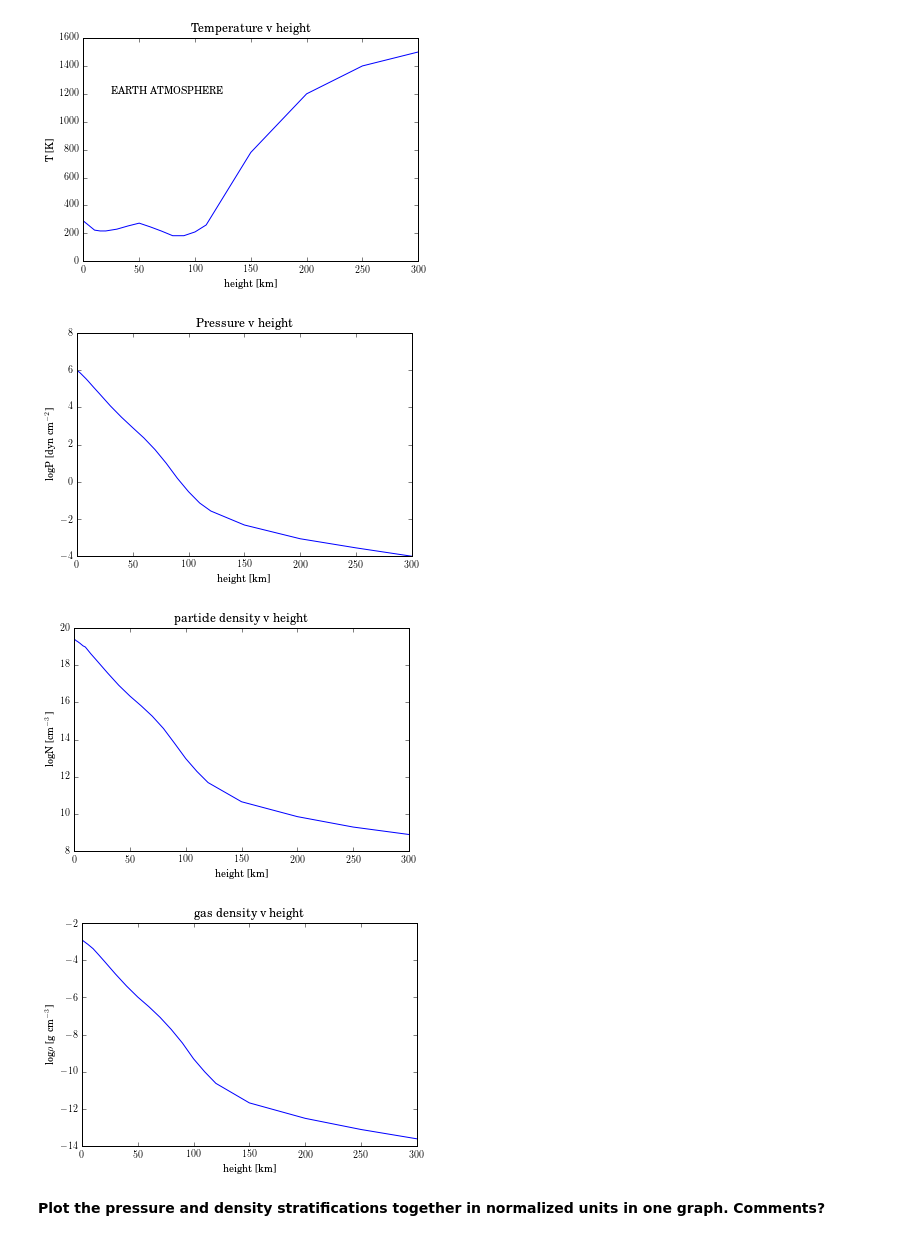
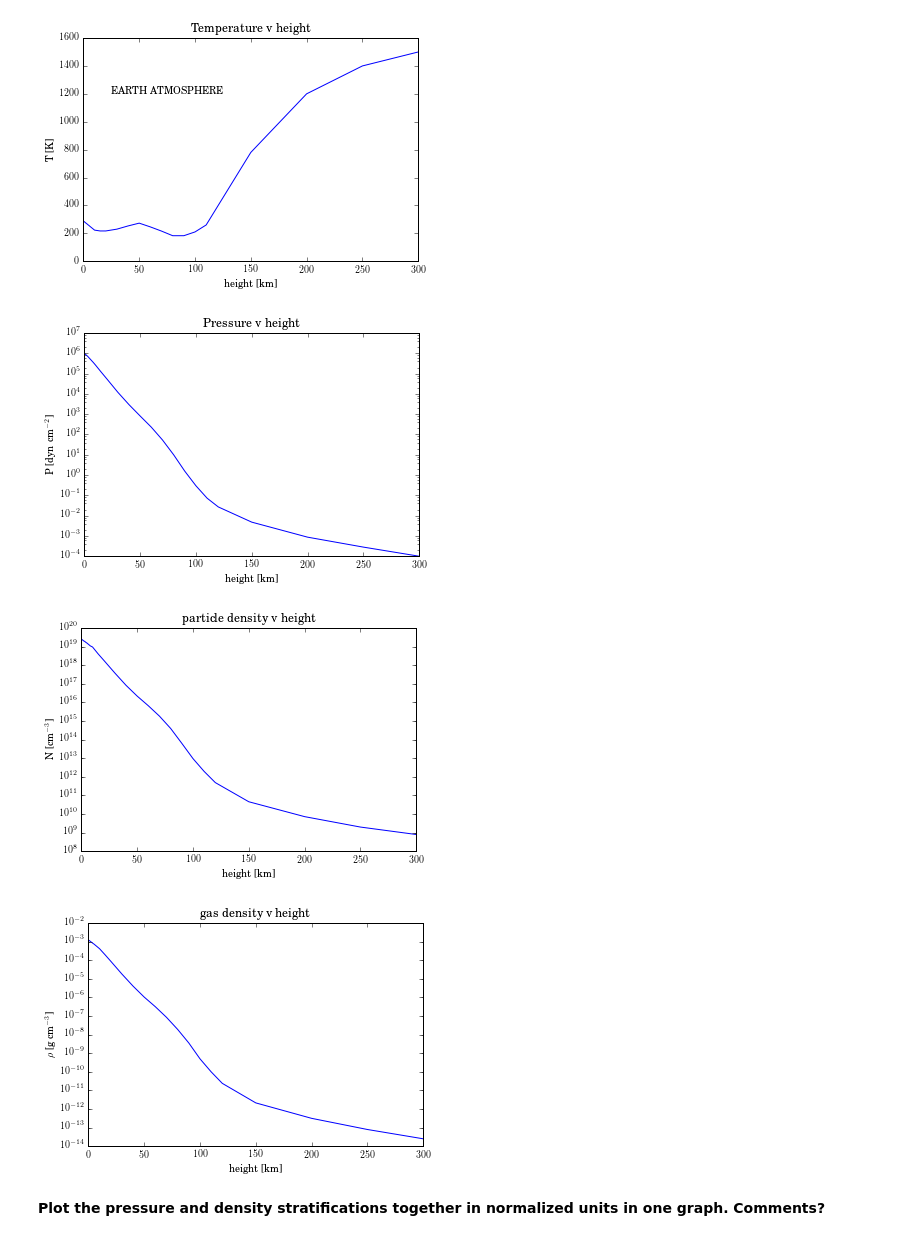
Before and after one commit to mattcwilde/Classes, a Jupyter notebook: ASTR521/HW4/LAB_B1.ipynb, the cells around one changed output. Drawn from its saved outputs; the diff is of its cells as text; code cells hidden in the pictures.

```diff
--- a/ASTR521/HW4/LAB_B1.ipynb
+++ b/ASTR521/HW4/LAB_B1.ipynb
@@ -243,28 +281,31 @@ plt.show()
 # %% [output]
 [figure]
 # %%
-plt.plot(h, logP)
-plt.ylabel('logP [dyn cm$^{-2}$]')
+P = 10**logP
+plt.semilogy(h, P)
+plt.ylabel('P [dyn cm$^{-2}$]')
 plt.title('Pressure v height')
 plt.xlabel('height [km]')
 plt.show()
 # %% [output]
-[figure, old version]
+[figure, new version]
 # %%
-plt.plot(h, logN)
-plt.ylabel('logN [cm$^{-3}$]')
+N = 10**logN
+plt.semilogy(h, N)
+plt.ylabel('N [cm$^{-3}$]')
 plt.title('particle density v height')
 plt.xlabel('height [km]')
 plt.show()
 # %% [output]
-[figure, old version]
+[figure, new version]
 # %%
-plt.plot(h, logdens)
-plt.ylabel(r'log$\rho$ [g cm$^{-3}$]')
+dens = 10**logdens
+plt.semilogy(h, dens)
+plt.ylabel(r'$\rho$ [g cm$^{-3}$]')
 plt.title('gas density v height')
 plt.xlabel('height [km]')
 plt.show()
 # %% [output]
-[figure, old version]
+[figure, new version]
 # %% [markdown]
 **Plot the pressure and density stratifications together in normalized units in one graph. Comments?**
```
Also changed, not shown: parts of 41 cells of this notebook, 13 other files.
